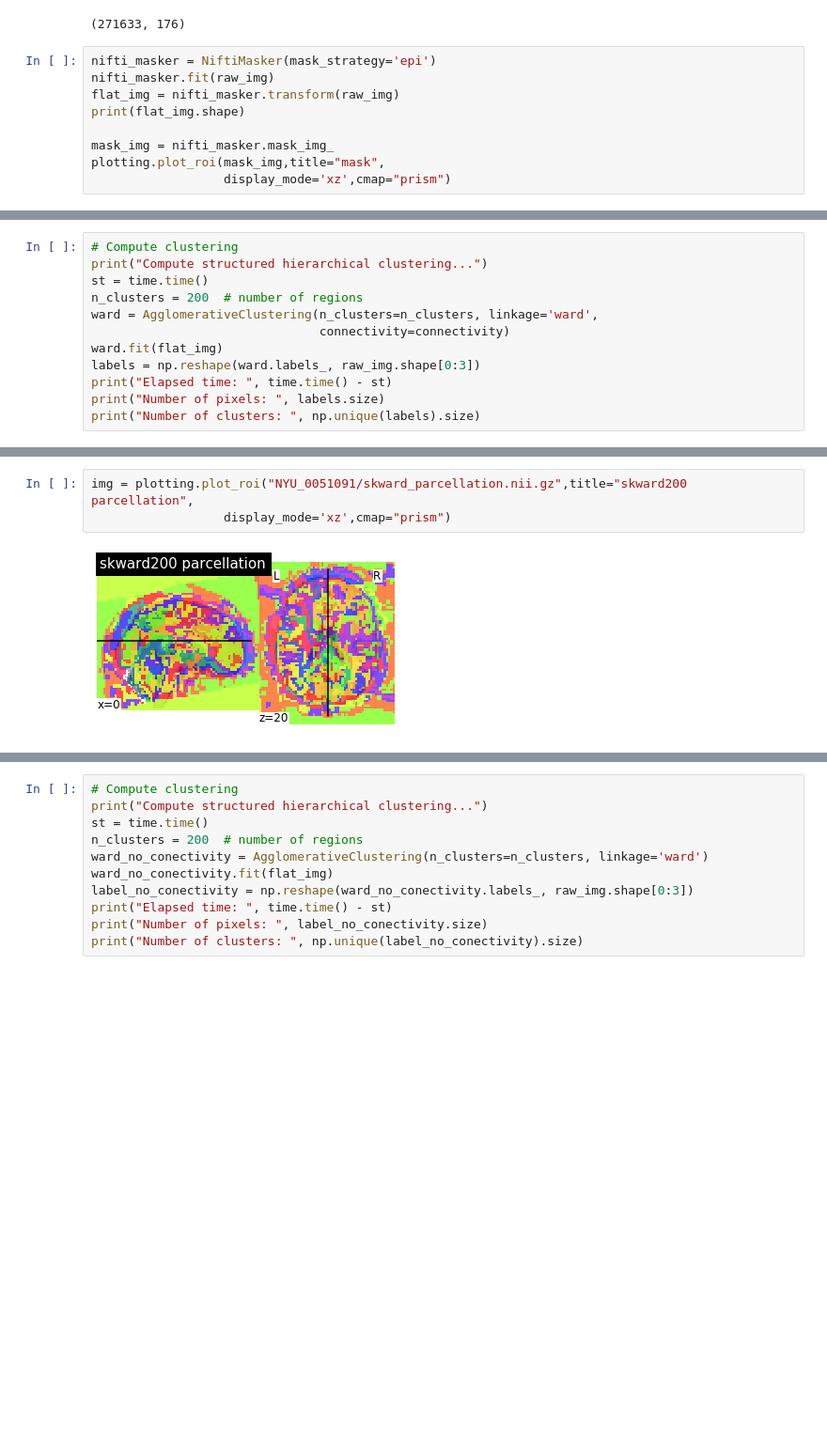
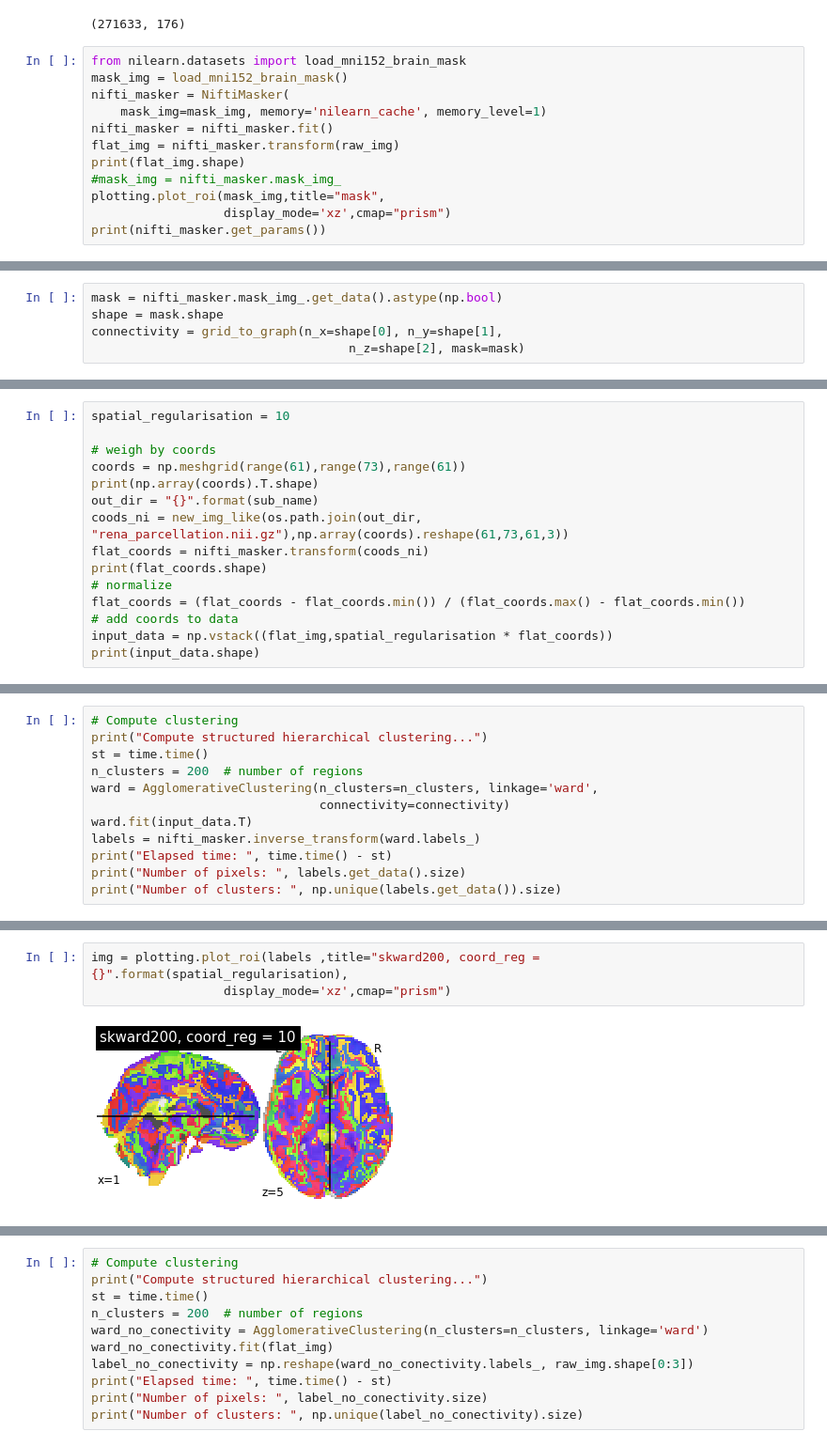
Before and after one commit to mahautm/graph_classification_rsfmri, a Jupyter notebook: parcellisation_brouillon.ipynb, the cells around one changed output, grey strips where cells are left out. Shown: that part at 94% size. Drawn from its saved outputs; the diff is of its cells as text; blank space fills up the shorter version.

Commit message:
works until adjacency parcel matrix

```diff
--- a/parcellisation_brouillon.ipynb
+++ b/parcellisation_brouillon.ipynb
@@ -23,12 +20,15 @@ flat_img.shape
 # %% [output]
 (271633, 176)
 # %%
-nifti_masker = NiftiMasker(mask_strategy='epi')
-nifti_masker.fit(raw_img)
+from nilearn.datasets import load_mni152_brain_mask
+mask_img = load_mni152_brain_mask()
+nifti_masker = NiftiMasker(
+    mask_img=mask_img, memory='nilearn_cache', memory_level=1)
+nifti_masker = nifti_masker.fit()
 flat_img = nifti_masker.transform(raw_img)
 print(flat_img.shape)
-
-mask_img = nifti_masker.mask_img_
+#mask_img = nifti_masker.mask_img_
 plotting.plot_roi(mask_img,title="mask",
                   display_mode='xz',cmap="prism")
+print(nifti_masker.get_params())
 # %% [output]
@@ -37,0 +38,5 @@ plotting.plot_roi(mask_img,title="mask",
+# %%
+mask = nifti_masker.mask_img_.get_data().astype(np.bool)
+shape = mask.shape
+connectivity = grid_to_graph(n_x=shape[0], n_y=shape[1],
+                                   n_z=shape[2], mask=mask)
@@ -37,0 +47,15 @@ plotting.plot_roi(mask_img,title="mask",
+# %%
+spatial_regularisation = 10
+
+# weigh by coords
+coords = np.meshgrid(range(61),range(73),range(61))
+print(np.array(coords).T.shape)
+out_dir = "{}".format(sub_name)
+coods_ni = new_img_like(os.path.join(out_dir, "rena_parcellation.nii.gz"),np.array(coords).reshape(61,73,61,3))
+flat_coords = nifti_masker.transform(coods_ni)
+print(flat_coords.shape)
+# normalize
+flat_coords = (flat_coords - flat_coords.min()) / (flat_coords.max() - flat_coords.min())
+# add coords to data
+input_data = np.vstack((flat_img,spatial_regularisation * flat_coords))
+print(input_data.shape)
@@ -42,10 +70,10 @@ st = time.time()
 n_clusters = 200  # number of regions
 ward = AgglomerativeClustering(n_clusters=n_clusters, linkage='ward',
                                connectivity=connectivity)
-ward.fit(flat_img)
-labels = np.reshape(ward.labels_, raw_img.shape[0:3])
+ward.fit(input_data.T)
+labels = nifti_masker.inverse_transform(ward.labels_)
 print("Elapsed time: ", time.time() - st)
-print("Number of pixels: ", labels.size)
-print("Number of clusters: ", np.unique(labels).size)
+print("Number of pixels: ", labels.get_data().size)
+print("Number of clusters: ", np.unique(labels.get_data()).size)
 # %% [output]
 Compute structured hierarchical clustering...
@@ -60,7 +96,7 @@ clustered_img.to_filename(os.path.join(out_dir, "skward_parcellation.nii.gz"))
 # %%
-img = plotting.plot_roi("NYU_0051091/skward_parcellation.nii.gz",title="skward200 parcellation",
+img = plotting.plot_roi(labels ,title="skward200, coord_reg = {}".format(spatial_regularisation),
                   display_mode='xz',cmap="prism")
 # %% [output]
-[figure, old version]
+[figure, new version]
 # %%
 # Histogramme
```
Also changed, not shown: parts of 10 cells of this notebook, 1 other file.
